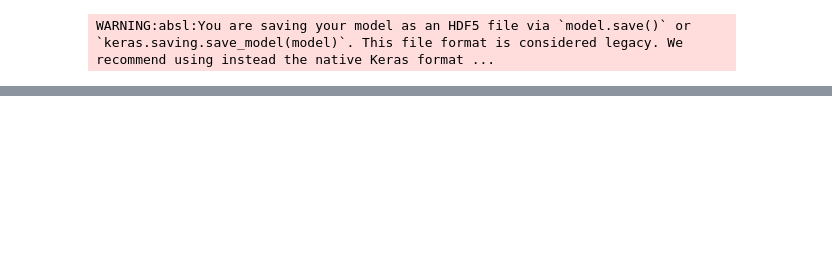
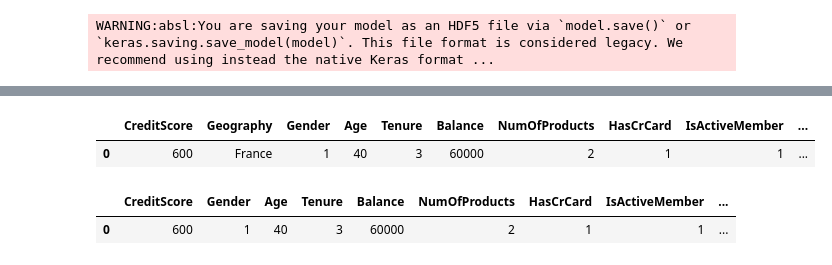
Before and after one commit to Aegon87/ANN-Churn-Prediction-App, a Jupyter notebook: experiments.ipynb, the cells around one changed output, grey strips where cells are left out. Saved outputs shown, nothing was run; the diff lists cells and outputs as text; code cells hidden in the pictures; blank space fills up the shorter version.

Commit message:
Working ANN churn prediction app (local setup fixed)

```diff
--- a/experiments.ipynb
+++ b/experiments.ipynb
@@ -213,0 +221,13 @@ WARNING:absl:You are saving your model as an HDF5 file via `model.save()` or `ke
+# %%
+# Load the trained model
+model = load_model('churn_model.h5')
+
+# Load the scaler and encoders
+with open('label_encode_gender.pkl', 'rb') as file:
+    label_encode_gender = pickle.load(file)
+
+with open('one_hot_encode.pkl', 'rb') as file:
+    one_hot_encode = pickle.load(file)
+
+with open('scaler.pkl', 'rb') as file:
+    scaler = pickle.load(file)
@@ -213,0 +236,14 @@ WARNING:absl:You are saving your model as an HDF5 file via `model.save()` or `ke
+# %%
+#Example input data for prediction
+input_data = {
+    'CreditScore': 600,
+    'Geography': 'France',
+    'Gender' : 'Male',
+    'Age': 40,
+    'Tenure': 3,
+    'Balance': 60000,
+    'NumOfProducts': 2,
+    'HasCrCard': 1,
+    'IsActiveMember': 1,
+    'EstimatedSalary': 50000
+}
@@ -213,0 +254,17 @@ WARNING:absl:You are saving your model as an HDF5 file via `model.save()` or `ke
+# %%
+# Key-Value pairs to DataFrame
+input_data_df = pd.DataFrame([input_data])
+# %%
+# Label encode the 'Gender' feature
+input_data_df['Gender'] = label_encode_gender.transform([input_data['Gender']])
+input_data_df
+# %% [output]
+|  | CreditScore | Geography | Gender | Age | Tenure | Balance | NumOfProducts | HasCrCard | IsActiveMember | ... |
+| 0 | 600 | France | 1 | 40 | 3 | 60000 | 2 | 1 | 1 | ... |
+# %%
+# Add the one-hot encoded columns back to the original dataframe and drop the original 'Geography' column
+input_data_df = pd.concat([input_data_df.drop('Geography', axis=1), geo_encoded_df], axis=1)
+input_data_df
+# %% [output]
+|  | CreditScore | Gender | Age | Tenure | Balance | NumOfProducts | HasCrCard | IsActiveMember | ... |
+| 0 | 600 | 1 | 40 | 3 | 60000 | 2 | 1 | 1 | ... |
```
Also changed, not shown: parts of 8 cells of this notebook, 6 other files.
